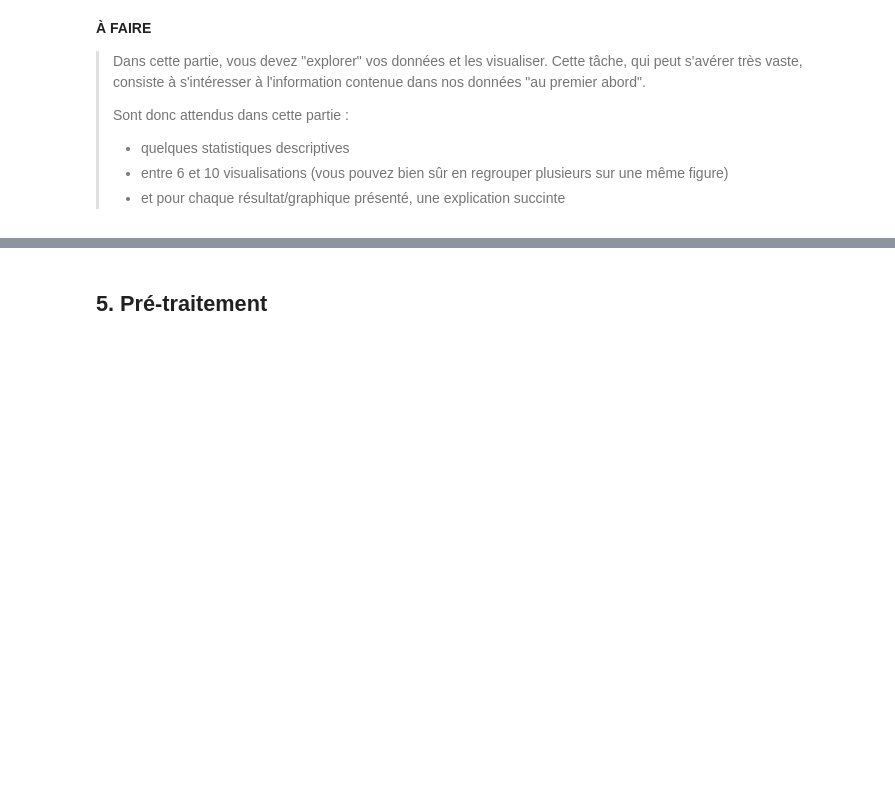
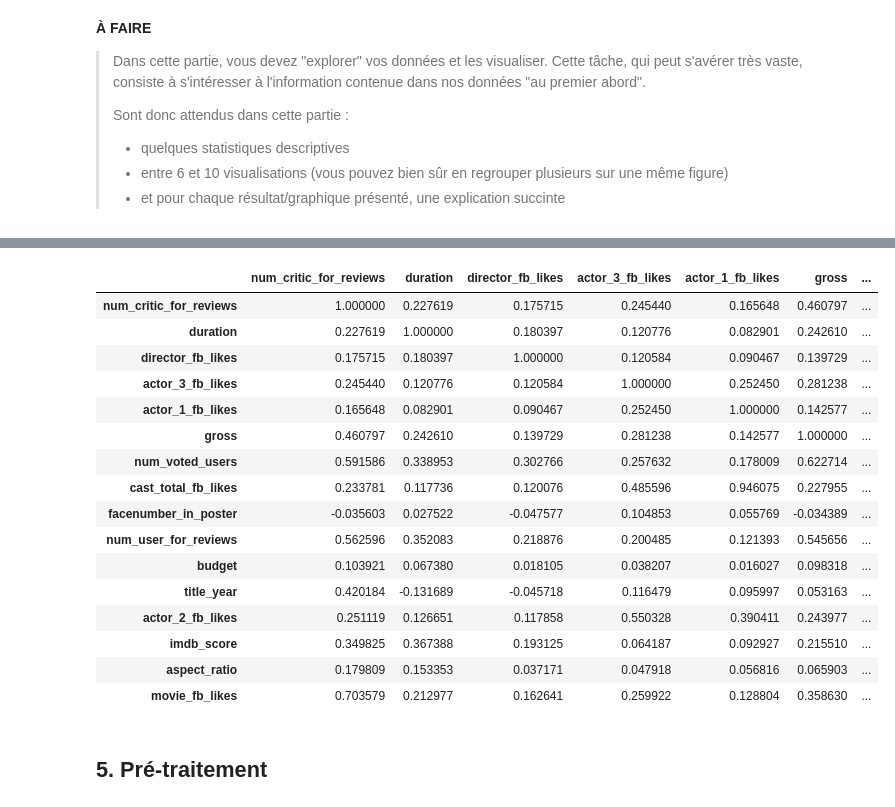
Before and after one commit to DROMZEE/imdb_5000_Movie_Dataset, a Jupyter notebook: imdb_5000_Movie_Dataset.ipynb, the cells around one changed output, grey strips where cells are left out. Saved outputs shown, nothing was run; the diff lists cells and outputs as text; code cells hidden in the pictures; blank space fills up the shorter version.

```diff
--- a/imdb_5000_Movie_Dataset.ipynb
+++ b/imdb_5000_Movie_Dataset.ipynb
@@ -259,0 +312,22 @@ data.hist(figsize=[20,20])
+# %%
+corr_matrix = data.corr()
+# %%
+corr_matrix
+# %% [output]
+|  | num_critic_for_reviews | duration | director_fb_likes | actor_3_fb_likes | actor_1_fb_likes | gross | ... |
+| num_critic_for_reviews | 1.000000 | 0.227619 | 0.175715 | 0.245440 | 0.165648 | 0.460797 | ... |
+| duration | 0.227619 | 1.000000 | 0.180397 | 0.120776 | 0.082901 | 0.242610 | ... |
+| director_fb_likes | 0.175715 | 0.180397 | 1.000000 | 0.120584 | 0.090467 | 0.139729 | ... |
+| actor_3_fb_likes | 0.245440 | 0.120776 | 0.120584 | 1.000000 | 0.252450 | 0.281238 | ... |
+| actor_1_fb_likes | 0.165648 | 0.082901 | 0.090467 | 0.252450 | 1.000000 | 0.142577 | ... |
+| gross | 0.460797 | 0.242610 | 0.139729 | 0.281238 | 0.142577 | 1.000000 | ... |
+| num_voted_users | 0.591586 | 0.338953 | 0.302766 | 0.257632 | 0.178009 | 0.622714 | ... |
+| cast_total_fb_likes | 0.233781 | 0.117736 | 0.120076 | 0.485596 | 0.946075 | 0.227955 | ... |
+| facenumber_in_poster | -0.035603 | 0.027522 | -0.047577 | 0.104853 | 0.055769 | -0.034389 | ... |
+| num_user_for_reviews | 0.562596 | 0.352083 | 0.218876 | 0.200485 | 0.121393 | 0.545656 | ... |
+| budget | 0.103921 | 0.067380 | 0.018105 | 0.038207 | 0.016027 | 0.098318 | ... |
+| title_year | 0.420184 | -0.131689 | -0.045718 | 0.116479 | 0.095997 | 0.053163 | ... |
+| actor_2_fb_likes | 0.251119 | 0.126651 | 0.117858 | 0.550328 | 0.390411 | 0.243977 | ... |
+| imdb_score | 0.349825 | 0.367388 | 0.193125 | 0.064187 | 0.092927 | 0.215510 | ... |
+| aspect_ratio | 0.179809 | 0.153353 | 0.037171 | 0.047918 | 0.056816 | 0.065903 | ... |
+| movie_fb_likes | 0.703579 | 0.212977 | 0.162641 | 0.259922 | 0.128804 | 0.358630 | ... |
```
Also changed, not shown: parts of 21 cells of this notebook.
